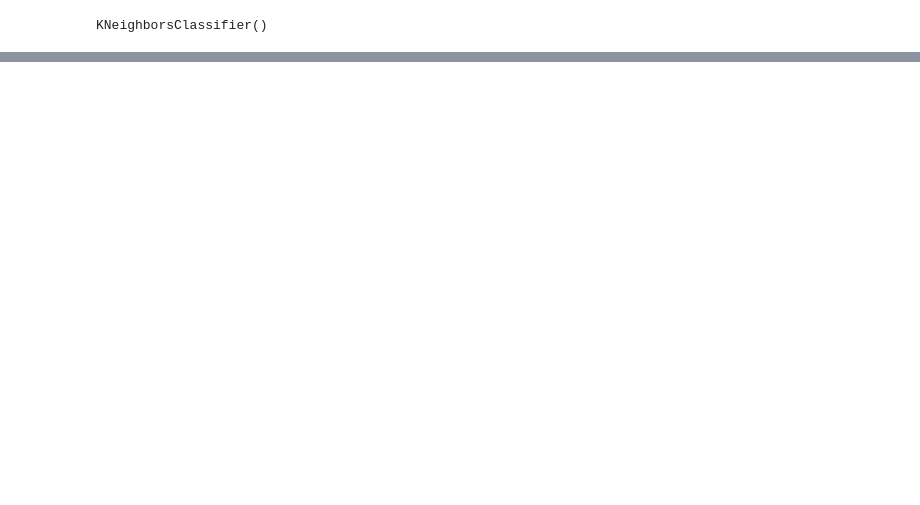
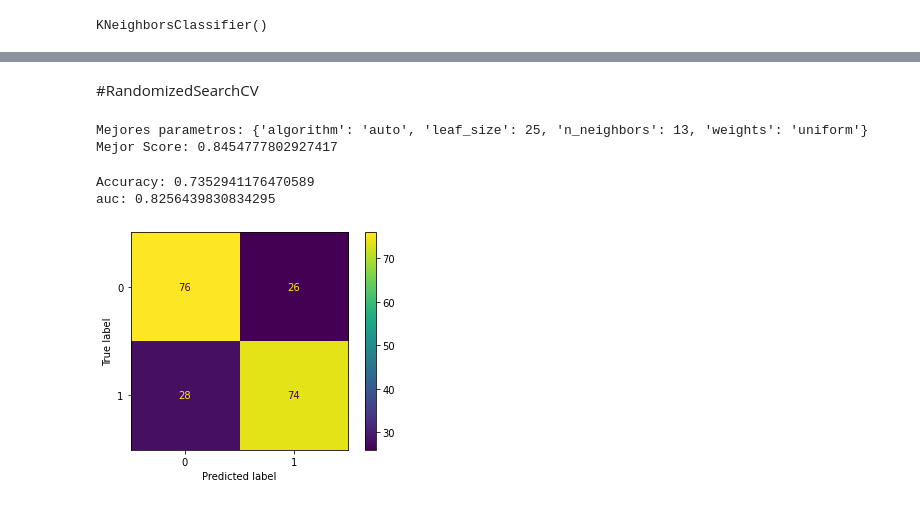
Before and after one commit to cporras/lol-esports, a Jupyter notebook: Notebooks/Algoritmos_clasificacion_5_MejorandoKNN.ipynb, the cells around one changed output, grey strips where cells are left out. Cells and saved outputs as stored; diff of their text form; code cells hidden in the pictures; blank space fills up the shorter version.

Commit message:
Mejoras a KNN 2

```diff
--- a/Notebooks/Algoritmos_clasificacion_5_MejorandoKNN.ipynb
+++ b/Notebooks/Algoritmos_clasificacion_5_MejorandoKNN.ipynb
@@ -337,0 +347,2 @@ Mejor Score: 0.8386656858306927
+# %% [markdown]
+#RandomizedSearchCV
@@ -337,0 +352,28 @@ Mejor Score: 0.8386656858306927
+# %%
+param_dist = {'n_neighbors':sp.stats.randint(1, 15),
+              'weights': ['uniform', 'distance'],
+              'leaf_size':sp.stats.randint(1, 40),
+              'algorithm':['auto', 'ball_tree','kd_tree', 'brute']}
+
+modelRandom = RandomizedSearchCV(knn, param_dist,n_iter=100, random_state=0, cv=5,scoring='roc_auc',verbose=20)
+# %%
+modelRandom.fit(X_train, y_train)
+# %%
+print("Mejores parametros: "+str(modelRandom.best_params_))
+print("Mejor Score: "+str(modelRandom.best_score_))
+# %% [output]
+Mejores parametros: {'algorithm': 'auto', 'leaf_size': 25, 'n_neighbors': 13, 'weights': 'uniform'}
+Mejor Score: 0.8454777802927417
+# %%
+predictionRandom = modelRandom.predict(X_test)
+predictionRandom_proba = modelRandom.predict_proba(X_test)[:,1]
+print('Accuracy:', accuracy_score(y_test, predictionRandom))
+print('auc:',roc_auc_score(y_test,predictionRandom_proba))
+# %% [output]
+Accuracy: 0.7352941176470589
+auc: 0.8256439830834295
+# %%
+plot_confusion_matrix(modelRandom, X_test, y_test)
+plt.show()
+# %% [output]
+[figure, added]
```
Also changed, not shown: parts of 23 cells of this notebook.
